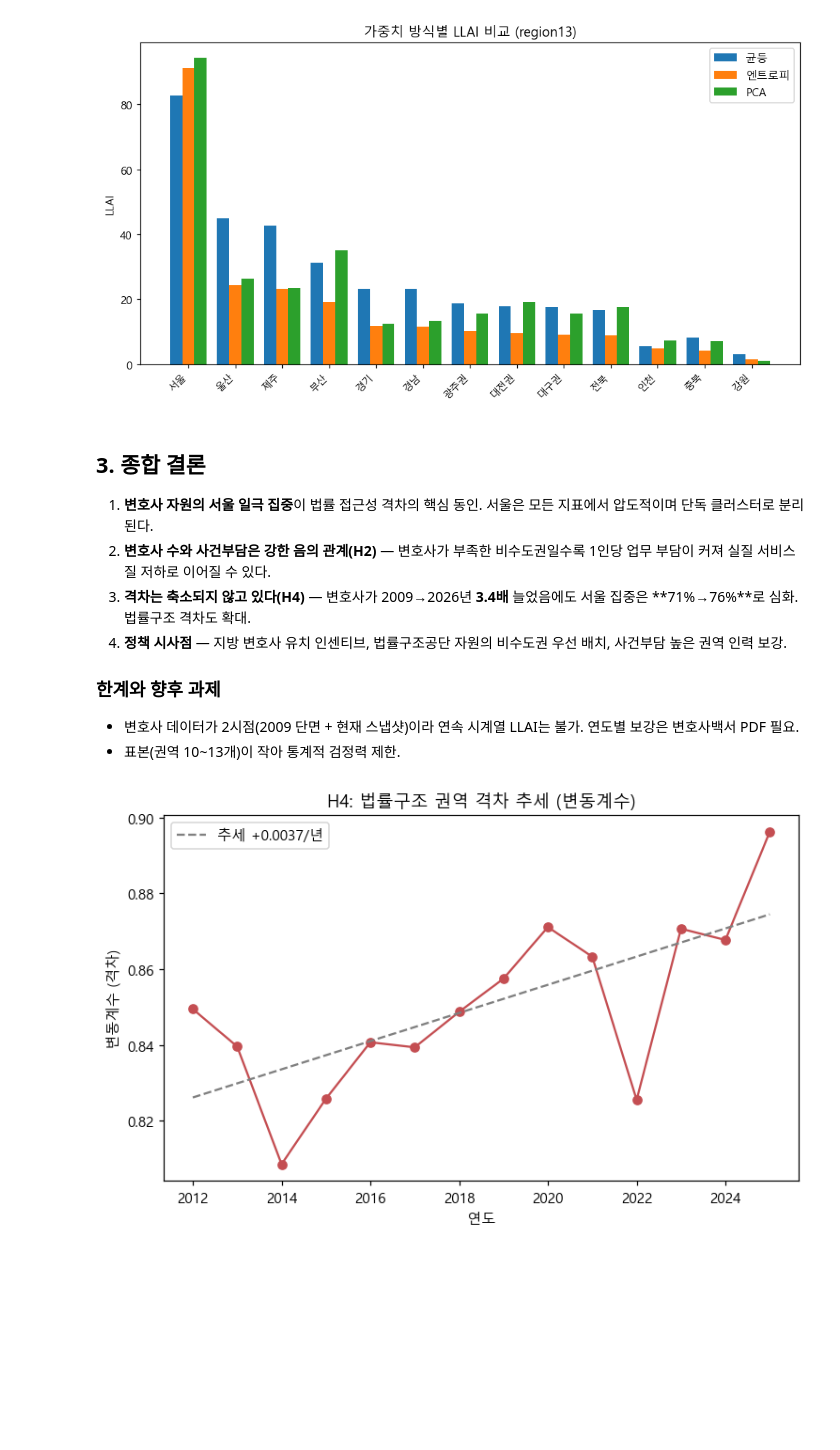
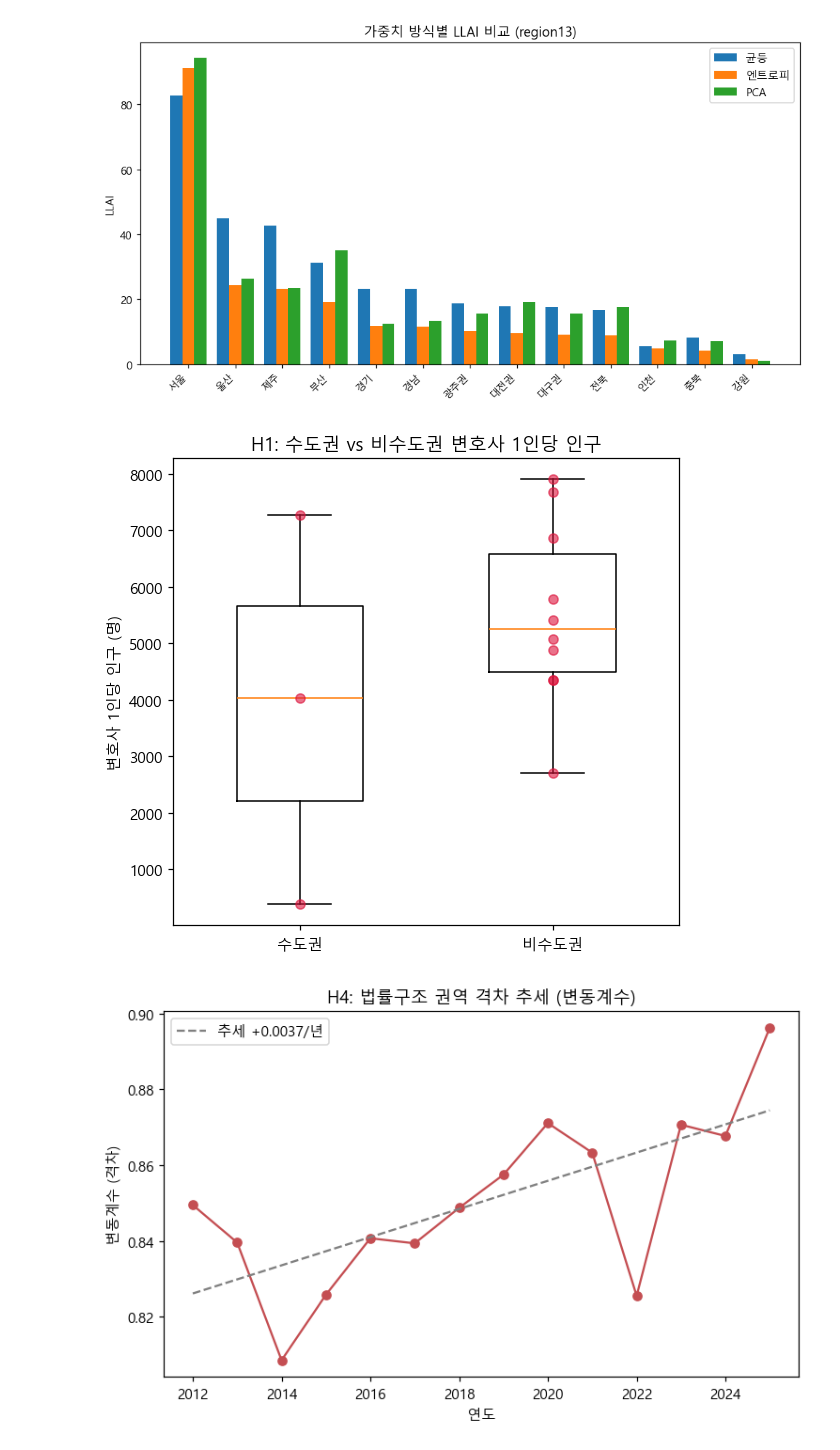
Before and after one commit to Allenkeem/llai-project, a Jupyter notebook: notebooks/02_가설검정_시각화.ipynb, the cells around one changed output. Saved outputs shown, nothing was run; the diff lists cells and outputs as text; code cells hidden in the pictures; blank space fills up the shorter version.

```diff
--- a/notebooks/02_가설검정_시각화.ipynb
+++ b/notebooks/02_가설검정_시각화.ipynb
@@ -113,17 +107,11 @@ viz.fig_subindicators('region13', save=False)
 viz.fig_weights('region13', save=False)
 # %% [output]
 [figure]
-# %% [markdown]
-## 3. 종합 결론
-
-1. **변호사 자원의 서울 일극 집중**이 법률 접근성 격차의 핵심 동인. 서울은 모든 지표에서 압도적이며 단독 클러스터로 분리된다.
-2. **변호사 수와 사건부담은 강한 음의 관계(H2)** — 변호사가 부족한 비수도권일수록 1인당 업무 부담이 커져 실질 서비스 질 저하로 이어질 수 있다.
-3. **격차는 축소되지 않고 있다(H4)** — 변호사가 2009→2026년 **3.4배** 늘었음에도 서울 집중은 **71%→76%**로 심화. 법률구조 격차도 확대.
-4. **정책 시사점** — 지방 변호사 유치 인센티브, 법률구조공단 자원의 비수도권 우선 배치, 사건부담 높은 권역 인력 보강.
-
-### 한계와 향후 과제
-- 변호사 데이터가 2시점(2009 단면 + 현재 스냅샷)이라 연속 시계열 LLAI는 불가. 연도별 보강은 변호사백서 PDF 필요.
-- 표본(권역 10~13개)이 작아 통계적 검정력 제한.
+# %%
+# H1: 수도권 vs 비수도권 변호사 1인당 인구
+viz.fig_h1_box(save=False)
+# %% [output]
+[figure, added]
 # %%
 # H4: 법률구조 권역 격차 추세
 viz.fig_h4_trend(save=False)
```
Also changed, not shown: parts of 2 cells of this notebook, 3 other files.
